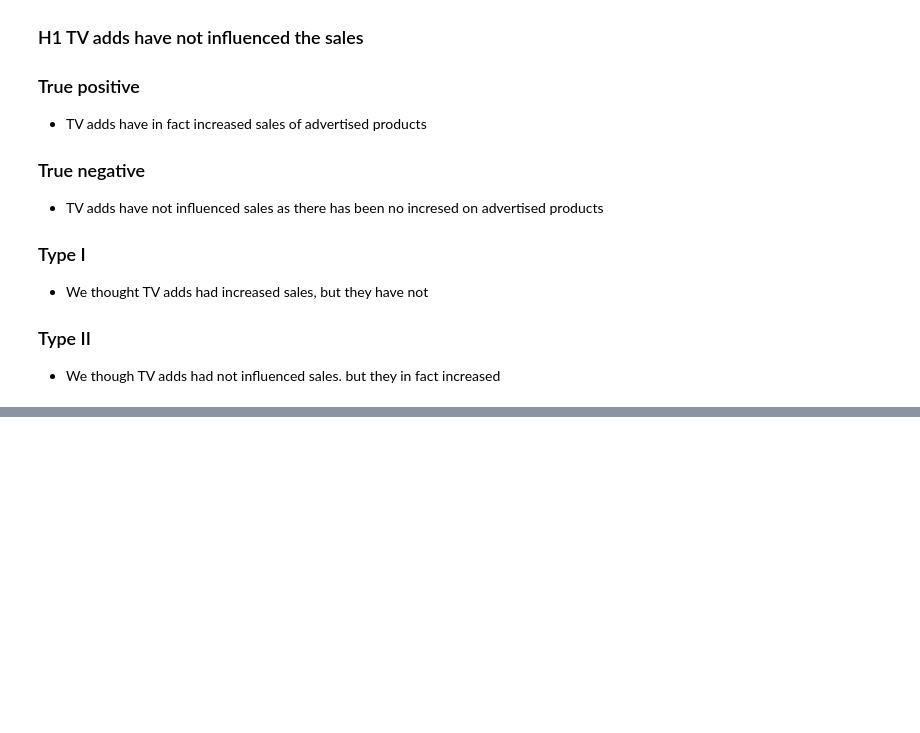
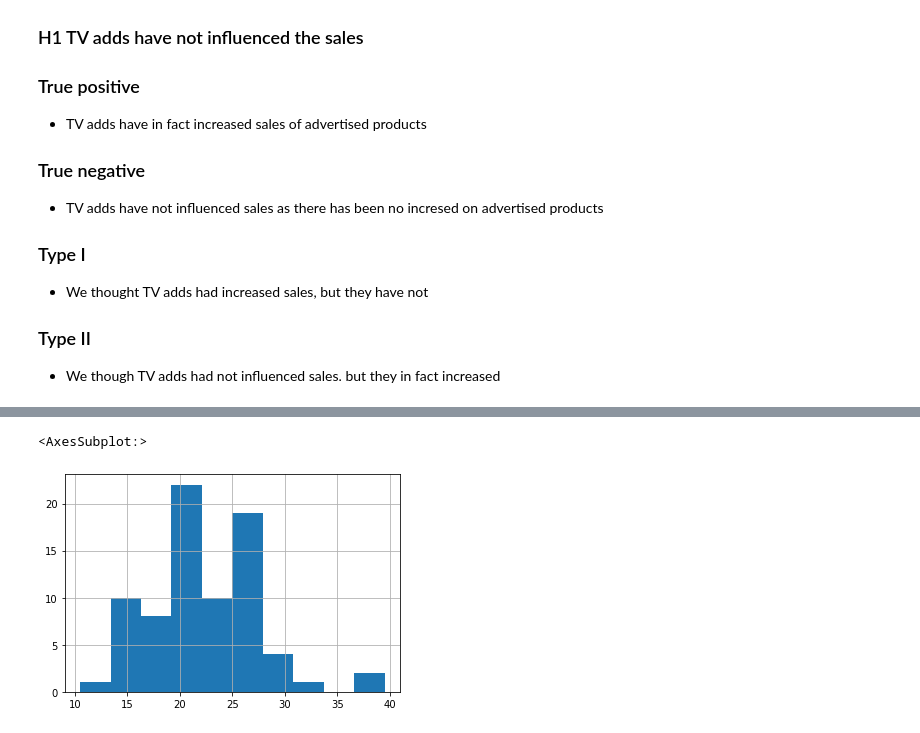
Before and after one commit to AJMartinezLlanes/statistics-exercises, a Jupyter notebook: hypothesis_testing.ipynb, the cells around one changed output, grey strips where cells are left out. Saved outputs shown, nothing was run; the diff lists cells and outputs as text; code cells hidden in the pictures; blank space fills up the shorter version.

```diff
--- a/hypothesis_testing.ipynb
+++ b/hypothesis_testing.ipynb
@@ -49,0 +178,12 @@ It is your job to reword these as more precise questions that could be tested.
+# %%
+# Do manual cars get better gas mileage than automatic cars?
+# H0: Manual cars mpg < Automatic cars mpg
+# H⍺: Manual cars mpg >= Automatic cars mpg
+
+manual_mpg = mpg[mpg.trans.str.startswith('manual')].average_mileage
+auto_mpg = mpg[mpg.trans.str.startswith('auto')].average_mileage
+# %%
+manual_mpg.hist()
+# %% [output]
+<AxesSubplot:>
+[figure, added]
```
Also changed, not shown: parts of 24 cells of this notebook.
